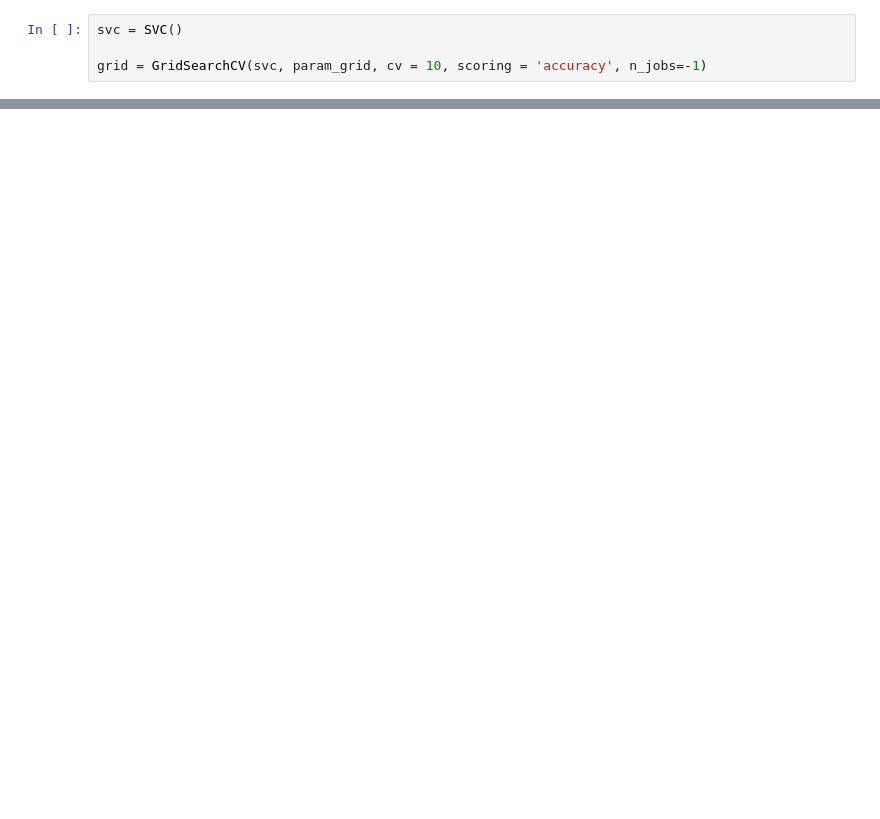
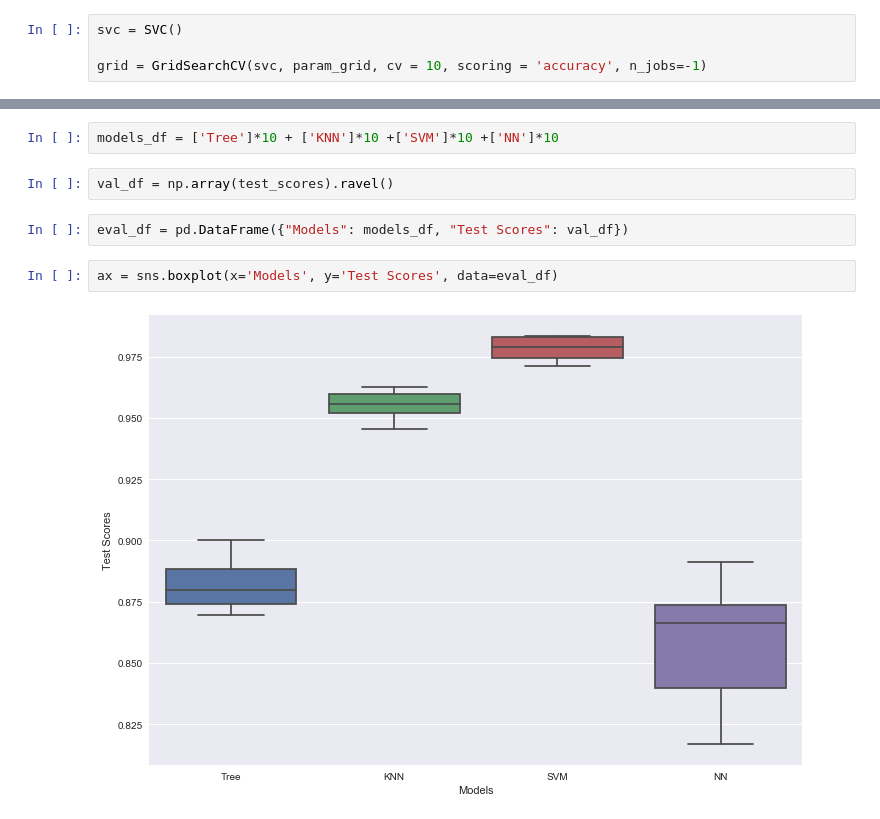
Before and after one commit to Jugaadu/mltask, a Jupyter notebook: Mltask.ipynb, the cells around one changed output, grey strips where cells are left out. Drawn from its saved outputs; the diff is of its cells as text; blank space fills up the shorter version.

```diff
--- a/Mltask.ipynb
+++ b/Mltask.ipynb
@@ -559,0 +764,10 @@ GridSearchCV(cv=10, error_score='raise',
+# %%
+models_df = ['Tree']*10 + ['KNN']*10 +['SVM']*10 +['NN']*10
+# %%
+val_df = np.array(test_scores).ravel()
+# %%
+eval_df = pd.DataFrame({"Models": models_df, "Test Scores": val_df})
+# %%
+ax = sns.boxplot(x='Models', y='Test Scores', data=eval_df)
+# %% [output]
+[figure, added]
```
Also changed, not shown: parts of 47 cells of this notebook.
